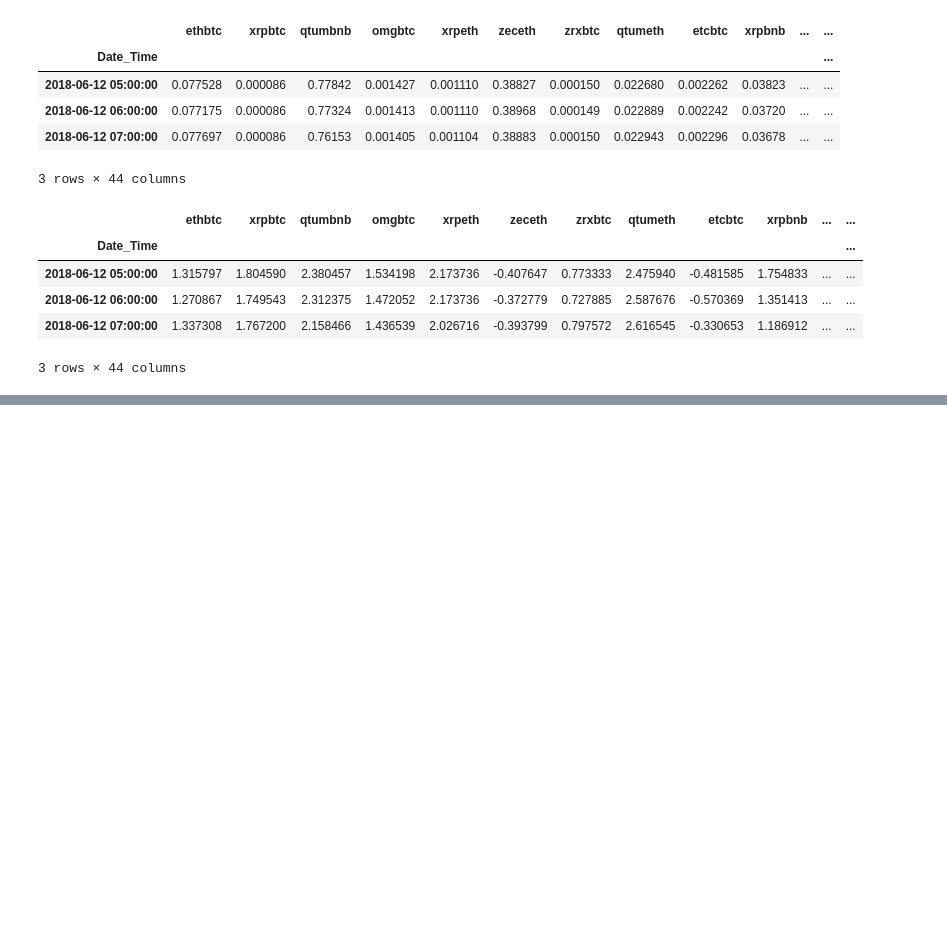
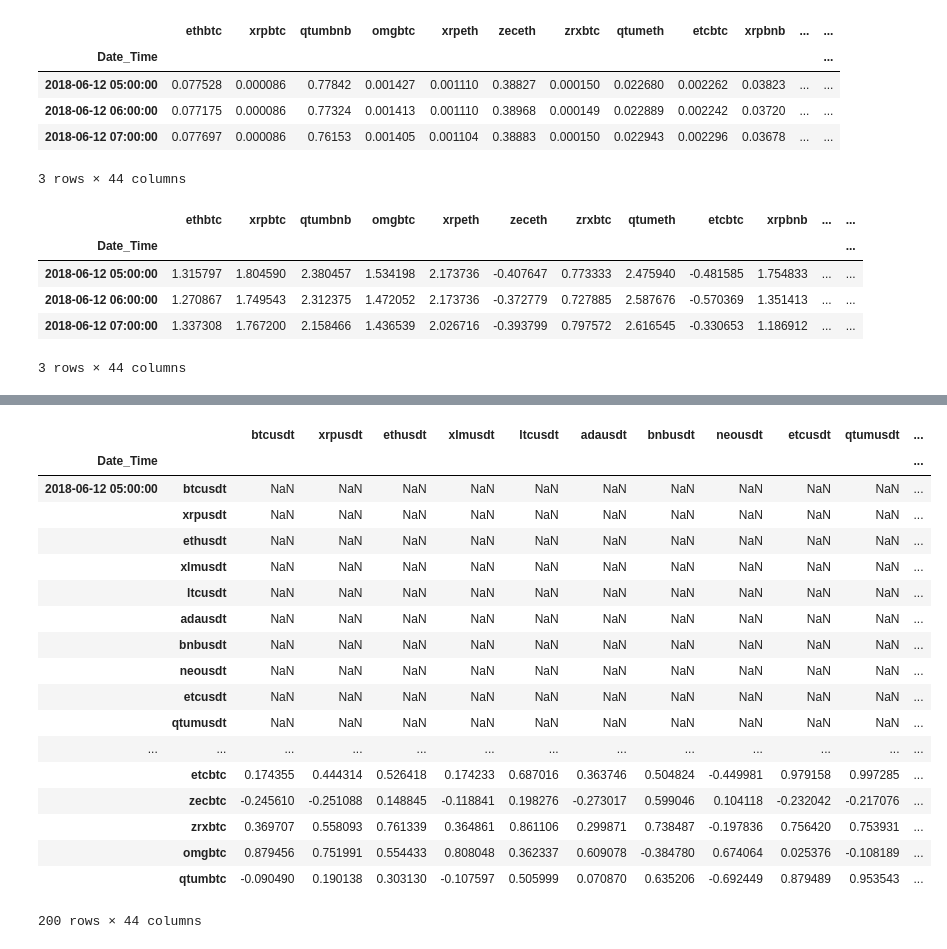
Before and after one commit to madnesspie/binance-correlation-matrix, a Jupyter notebook: correlation-matrix.ipynb, the cells around one changed output, grey strips where cells are left out. Saved outputs shown, nothing was run; the diff lists cells and outputs as text; code cells hidden in the pictures; blank space fills up the shorter version.

```diff
--- a/correlation-matrix.ipynb
+++ b/correlation-matrix.ipynb
@@ -162,0 +196,22 @@ plot_corr(corr)
+# %%
+ration_dataframe.rolling('7D').corr().head(200)
+# %% [output]
+|  |  | btcusdt | xrpusdt | ethusdt | xlmusdt | ltcusdt | adausdt | bnbusdt | neousdt | etcusdt | qtumusdt | ... |
+| Date_Time |  |  |  |  |  |  |  |  |  |  |  | ... |
+| 2018-06-12 05:00:00 | btcusdt | NaN | NaN | NaN | NaN | NaN | NaN | NaN | NaN | NaN | NaN | ... |
+|  | xrpusdt | NaN | NaN | NaN | NaN | NaN | NaN | NaN | NaN | NaN | NaN | ... |
+|  | ethusdt | NaN | NaN | NaN | NaN | NaN | NaN | NaN | NaN | NaN | NaN | ... |
+|  | xlmusdt | NaN | NaN | NaN | NaN | NaN | NaN | NaN | NaN | NaN | NaN | ... |
+|  | ltcusdt | NaN | NaN | NaN | NaN | NaN | NaN | NaN | NaN | NaN | NaN | ... |
+|  | adausdt | NaN | NaN | NaN | NaN | NaN | NaN | NaN | NaN | NaN | NaN | ... |
+|  | bnbusdt | NaN | NaN | NaN | NaN | NaN | NaN | NaN | NaN | NaN | NaN | ... |
+|  | neousdt | NaN | NaN | NaN | NaN | NaN | NaN | NaN | NaN | NaN | NaN | ... |
+|  | etcusdt | NaN | NaN | NaN | NaN | NaN | NaN | NaN | NaN | NaN | NaN | ... |
+|  | qtumusdt | NaN | NaN | NaN | NaN | NaN | NaN | NaN | NaN | NaN | NaN | ... |
+| ... | ... | ... | ... | ... | ... | ... | ... | ... | ... | ... | ... | ... |
+|  | etcbtc | 0.174355 | 0.444314 | 0.526418 | 0.174233 | 0.687016 | 0.363746 | 0.504824 | -0.449981 | 0.979158 | 0.997285 | ... |
+|  | zecbtc | -0.245610 | -0.251088 | 0.148845 | -0.118841 | 0.198276 | -0.273017 | 0.599046 | 0.104118 | -0.232042 | -0.217076 | ... |
+|  | zrxbtc | 0.369707 | 0.558093 | 0.761339 | 0.364861 | 0.861106 | 0.299871 | 0.738487 | -0.197836 | 0.756420 | 0.753931 | ... |
+|  | omgbtc | 0.879456 | 0.751991 | 0.554433 | 0.808048 | 0.362337 | 0.609078 | -0.384780 | 0.674064 | 0.025376 | -0.108189 | ... |
+|  | qtumbtc | -0.090490 | 0.190138 | 0.303130 | -0.107597 | 0.505999 | 0.070870 | 0.635206 | -0.692449 | 0.879489 | 0.953543 | ... |
+200 rows × 44 columns
```
Also changed, not shown: parts of 22 cells of this notebook.
